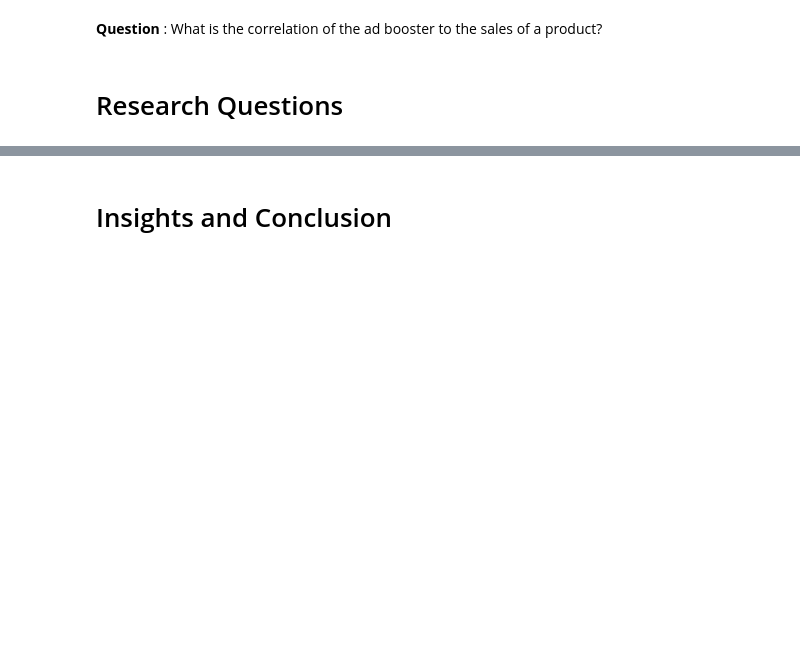
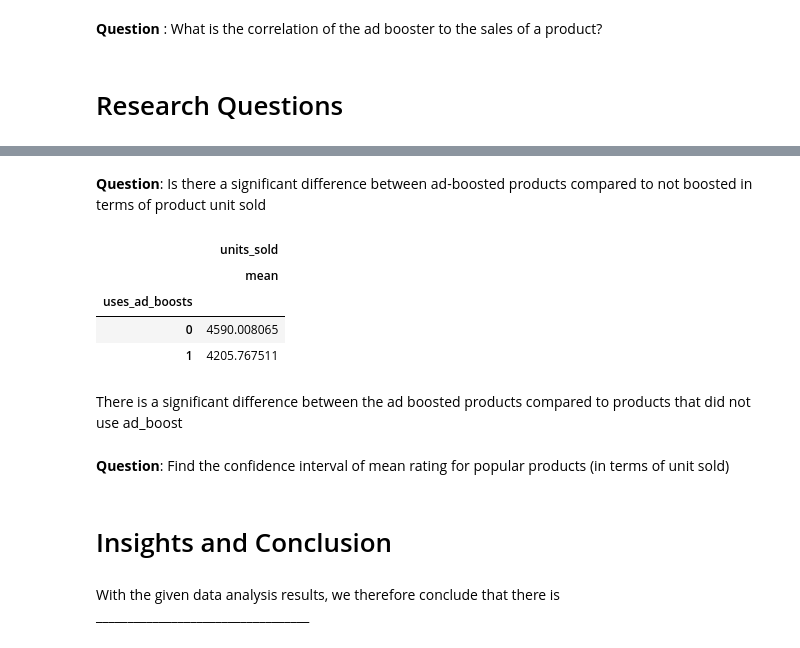
Before and after one commit to CaiMarkJayson/WISH.CSMODELMP, a Jupyter notebook: CSMODEL Case Study.ipynb, the cells around one changed output, grey strips where cells are left out. Cells and saved outputs as stored; diff of their text form; code cells hidden in the pictures; blank space fills up the shorter version.

```diff
--- a/CSMODEL Case Study.ipynb
+++ b/CSMODEL Case Study.ipynb
@@ -139,2 +274,18 @@ summer_wish_rating
+# %% [markdown]
+**Question**: Is there a significant difference between ad-boosted products compared to not boosted in terms of product unit sold
+# %%
+df.groupby("uses_ad_boosts").agg({"units_sold": ["mean"]})
+# %% [output]
+|  | units_sold |
+|  | mean |
+| uses_ad_boosts |  |
+| 0 | 4590.008065 |
+| 1 | 4205.767511 |
+# %% [markdown]
+There is a significant difference between the ad boosted products compared to products that did not use ad_boost
+# %% [markdown]
+**Question**: Find the confidence interval of mean rating for popular products (in terms of unit sold)
 # %% [markdown]
 # Insights and Conclusion
+# %% [markdown]
+With the given data analysis results, we therefore conclude that there is __________________________________
```
Also changed, not shown: parts of 43 cells of this notebook.
